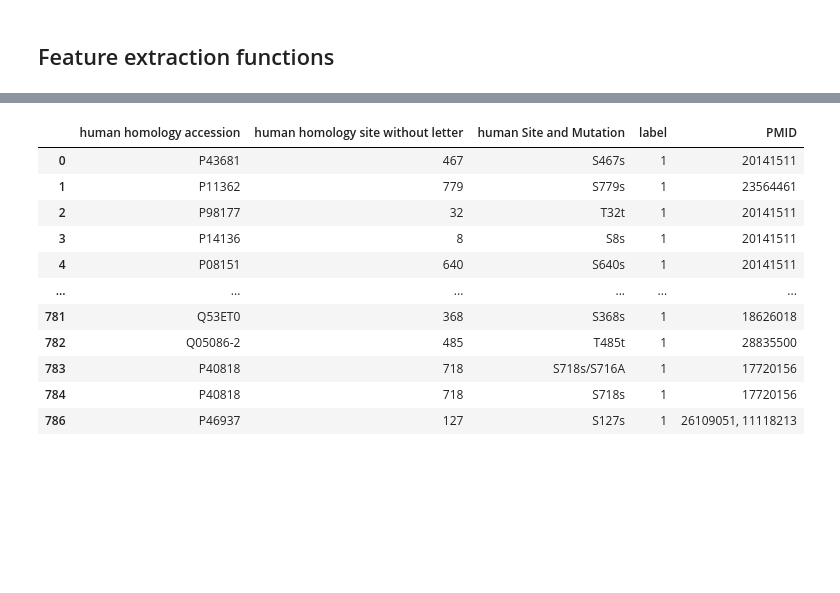
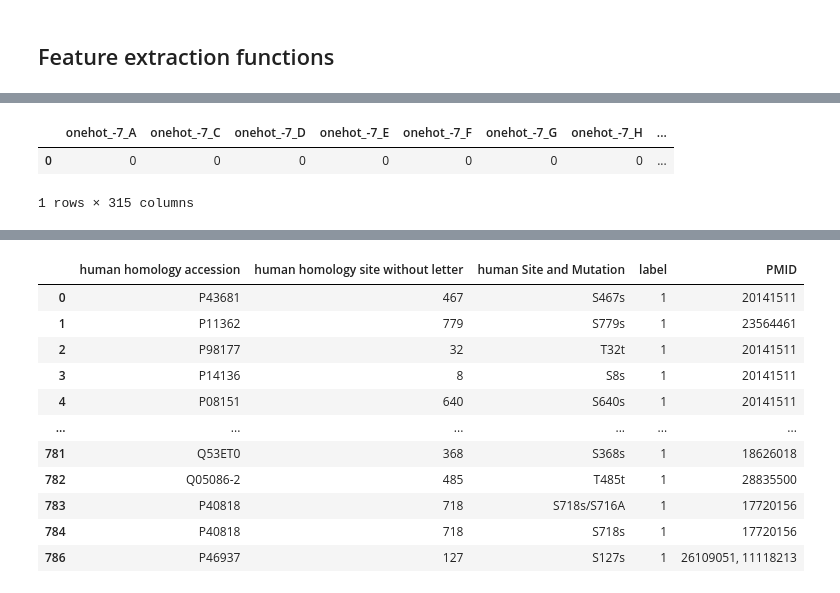
Before and after one commit to liuliu-umich/CAMP-14-3-3, a Jupyter notebook: 4. Modeling.ipynb, the cells around one changed output, grey strips where cells are left out. Cells and saved outputs as stored; diff of their text form; code cells hidden in the pictures; blank space fills up the shorter version.

```diff
--- a/4. Modeling.ipynb
+++ b/4. Modeling.ipynb
@@ -30,3 +216,0 @@ def extract_ptmmamba_embedding(seq, site):
-# %%
-def extract_onehot_embedding(seq, site, left_flank=7, right_flank=7):
-    return onehot_embedding_df
@@ -32,0 +293,8 @@ def extract_onehot_embedding(seq, site, left_flank=7, right_flank=7):
+# %%
+# Example usage
+sequence = "AAAAAAA-AAAAAAAAAAA"
+site = 1
+
+region_sequence = extract_onehot_embedding(sequence, site)
+region_sequence[0]
+# %% [output]
@@ -33,3 +302,6 @@ def extract_onehot_embedding(seq, site, left_flank=7, right_flank=7):
+|  | onehot_-7_A | onehot_-7_C | onehot_-7_D | onehot_-7_E | onehot_-7_F | onehot_-7_G | onehot_-7_H | ... |
+| 0 | 0 | 0 | 0 | 0 | 0 | 0 | 0 | ... |
+1 rows × 315 columns
 # %%
 import os
 import sys
```
Also changed, not shown: parts of 19 cells of this notebook, 4 other files.
